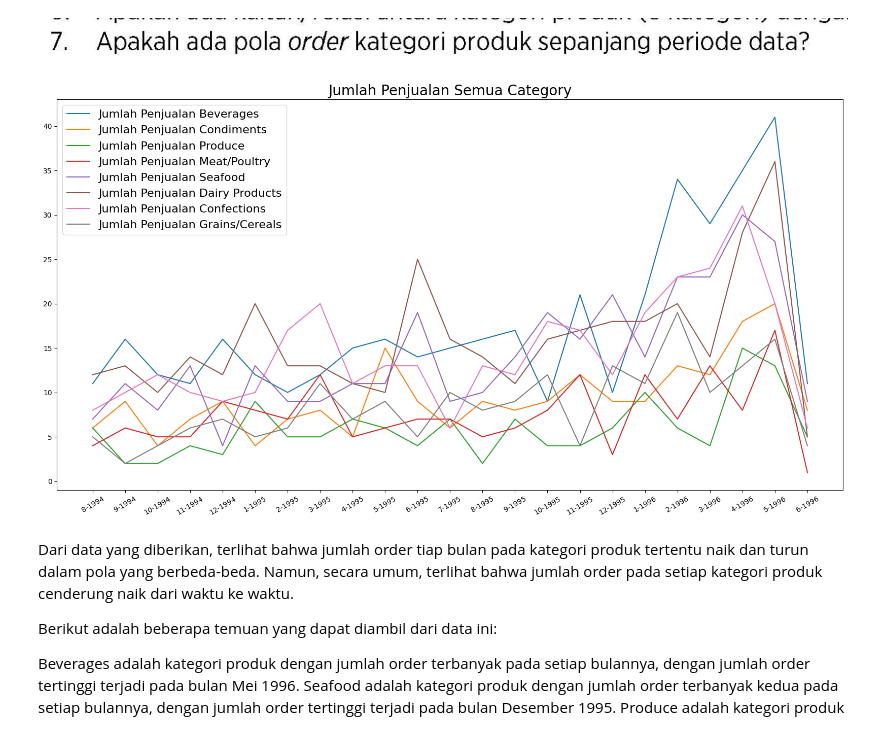
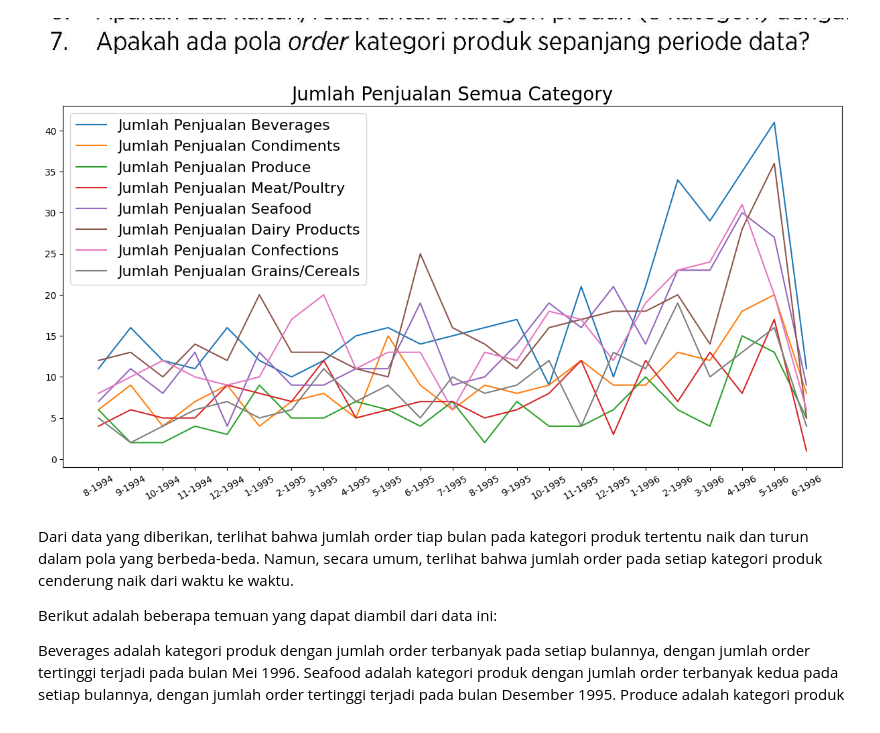
Before and after one commit to StefannusChristian/Data-Mining, a Jupyter notebook: UTS/uts.ipynb, the cells around one changed output. Saved outputs shown, nothing was run; the diff lists cells and outputs as text; code cells hidden in the pictures.

```diff
--- a/UTS/uts.ipynb
+++ b/UTS/uts.ipynb
@@ -222,6 +227,7 @@ order_order_details_products_jan_june_96.groupby(["Product Name"]).mean().sort_v
 all_categories = products["Category"].unique()
 chat_gpt = []
 for cat in all_categories:
+    plt.figure(figsize=(7,5))
     the_cat_df = order_order_details_products_groupby[(order_order_details_products_groupby["Category"] == cat)]
     X = the_cat_df[["Order Date Month","Order Date Year"]].values
     y = the_cat_df["Nilai Penjualan"].values
@@ -402,26 +396,26 @@ Oleh karena itu, dapat disimpulkan bahwa kategori produk dan negara pelanggan pa
 ![image.png](embedded-picture-1)
 # %%
 order_order_details_products_groupby_count = order_order_details_products.groupby(["Category","Order Date Year","Order Date Month"]).count().reset_index()
-plt.figure(figsize=(20,10))
+plt.figure(figsize=(15,7))
 all_categories = products["Category"].unique()
 all_y = []
 
 for cat in all_categories:
     nomor_7_df = order_order_details_products_groupby_count[(order_order_details_products_groupby_count["Category"] == cat)]
     X = nomor_7_df[["Order Date Month","Order Date Year"]].values
     y = nomor_7_df["Nilai Penjualan"].values
 
     X_label = [f'{i}-{j}' for i,j in X]
     all_y.append([cat,list(zip(X_label,y))])
 
     plt.plot(X_label,y,label=f"Jumlah Penjualan {cat}")
 
 plt.xticks(rotation=30)
 plt.legend(prop={'size': 16})
 plt.title(f"Jumlah Penjualan Semua Category",fontsize=20)
 plt.show()
 # %% [output]
-[figure, old version]
+[figure, new version]
 # %% [markdown]
 Dari data yang diberikan, terlihat bahwa jumlah order tiap bulan pada kategori produk tertentu naik dan turun dalam pola yang berbeda-beda. Namun, secara umum, terlihat bahwa jumlah order pada setiap kategori produk cenderung naik dari waktu ke waktu.
 
```
Also changed, not shown: parts of 8 cells of this notebook, 1 other file.
